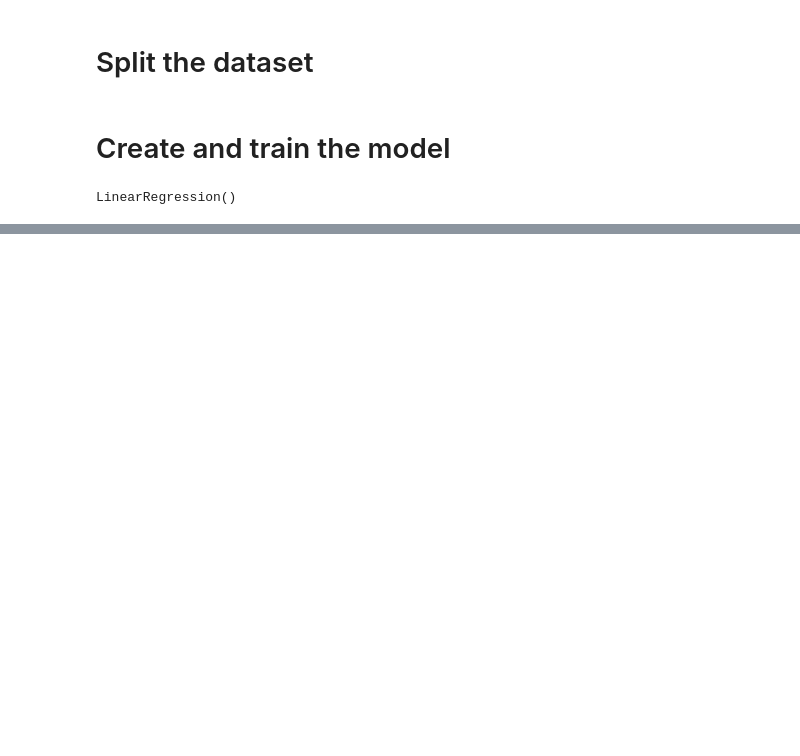
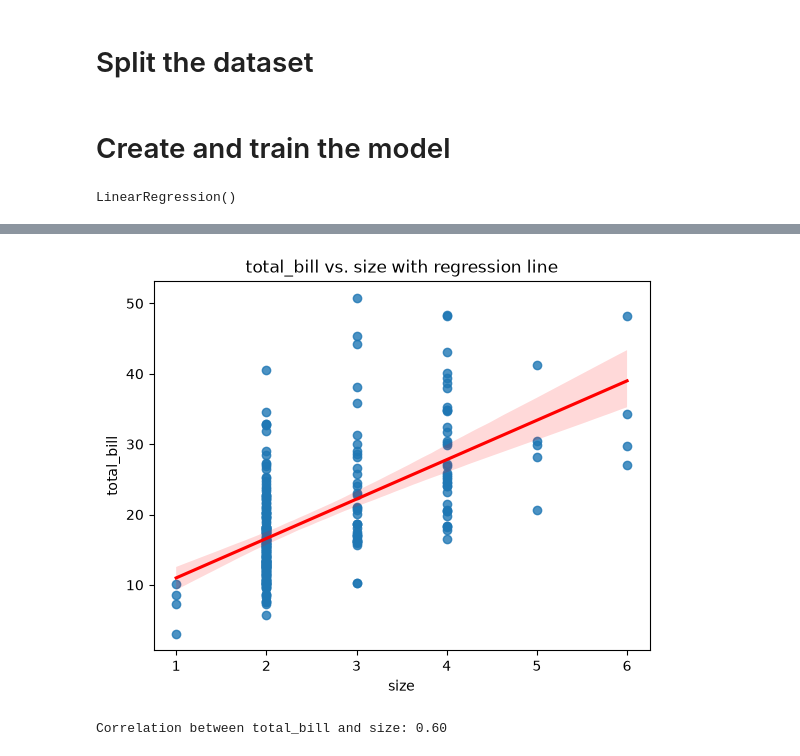
Before and after one commit to 2026-fall-machine-learning/ml-for-absolute-beginners, a Jupyter notebook: Linear Regression.ipynb, the cells around one changed output, grey strips where cells are left out. Saved outputs shown, nothing was run; the diff lists cells and outputs as text; code cells hidden in the pictures; blank space fills up the shorter version.

Commit message:
week 07 prep, linear regression, multi regression, one hot, b b blah

```diff
--- a/Linear Regression.ipynb
+++ b/Linear Regression.ipynb
@@ -144,0 +153,10 @@ Test set Mean Absolute Error: 0.84
+# %%
+# Visualize the total_bill vs. size relationship with a regression line
+sns.regplot(x='size', y='total_bill', data=df, line_kws={'color': 'red'})
+plt.title('total_bill vs. size with regression line')
+plt.show()
+
+print(f"Correlation between total_bill and size: {df_corr.loc['total_bill', 'size']:.2f}")
+# %% [output]
+[figure, added]
+Correlation between total_bill and size: 0.60
```
Also changed, not shown: parts of 7 cells of this notebook, 1 other file.
